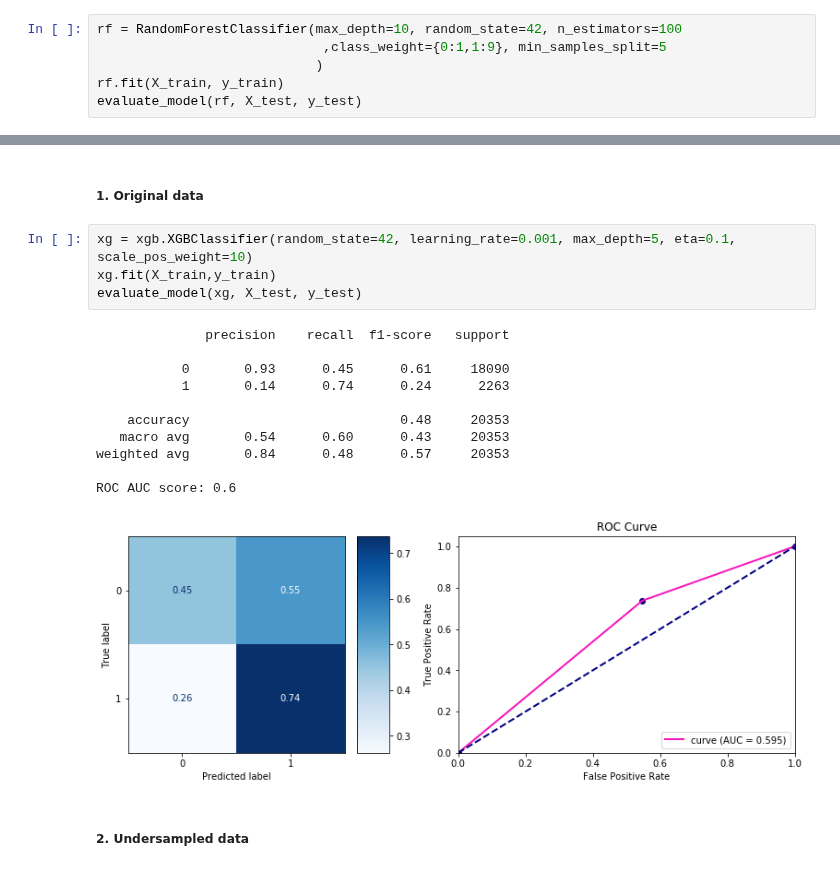
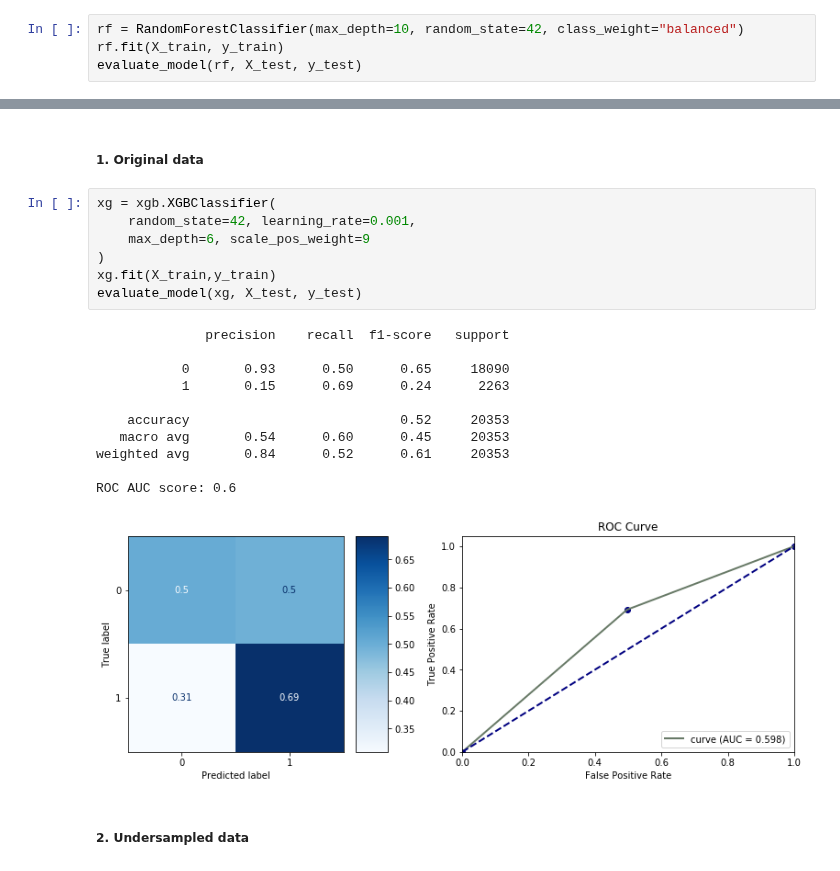
Before and after one commit to pmacinec/diabetes-patients-readmissions-prediction, a Jupyter notebook: notebooks/2_model_selection.ipynb, the cells around one changed output, grey strips where cells are left out. Cells and saved outputs as stored; diff of their text form.

```diff
--- a/notebooks/2_model_selection.ipynb
+++ b/notebooks/2_model_selection.ipynb
@@ -82,9 +82,7 @@ For complex evaluation of models we  print multiple metrics like accuracy, preci
 # %% [markdown]
 ##### 1. Original data
 # %%
-rf = RandomForestClassifier(max_depth=10, random_state=42, n_estimators=100
-                             ,class_weight={0:1,1:9}, min_samples_split=5
-                            )
+rf = RandomForestClassifier(max_depth=10, random_state=42, class_weight="balanced")
 rf.fit(X_train, y_train)
 evaluate_model(rf, X_test, y_test)
 # %% [output]
@@ -163,21 +159,24 @@ sorted_features = plot_feature_importance(rf.feature_importances_, X_train.colum
 # %% [markdown]
 ##### 1. Original data
 # %%
-xg = xgb.XGBClassifier(random_state=42, learning_rate=0.001, max_depth=5, eta=0.1, scale_pos_weight=10)
+xg = xgb.XGBClassifier(
+    random_state=42, learning_rate=0.001,
+    max_depth=6, scale_pos_weight=9
+)
 xg.fit(X_train,y_train)
 evaluate_model(xg, X_test, y_test)
 # %% [output]
               precision    recall  f1-score   support
 
-           0       0.93      0.45      0.61     18090
-           1       0.14      0.74      0.24      2263
+           0       0.93      0.50      0.65     18090
+           1       0.15      0.69      0.24      2263
 
-    accuracy                           0.48     20353
-   macro avg       0.54      0.60      0.43     20353
-weighted avg       0.84      0.48      0.57     20353
+    accuracy                           0.52     20353
+   macro avg       0.54      0.60      0.45     20353
+weighted avg       0.84      0.52      0.61     20353
 
 ROC AUC score: 0.6
-[figure, old version]
+[figure, new version]
 # %% [markdown]
 ##### 2. Undersampled data
 # %%
```
Also changed, not shown: parts of 15 cells of this notebook.
